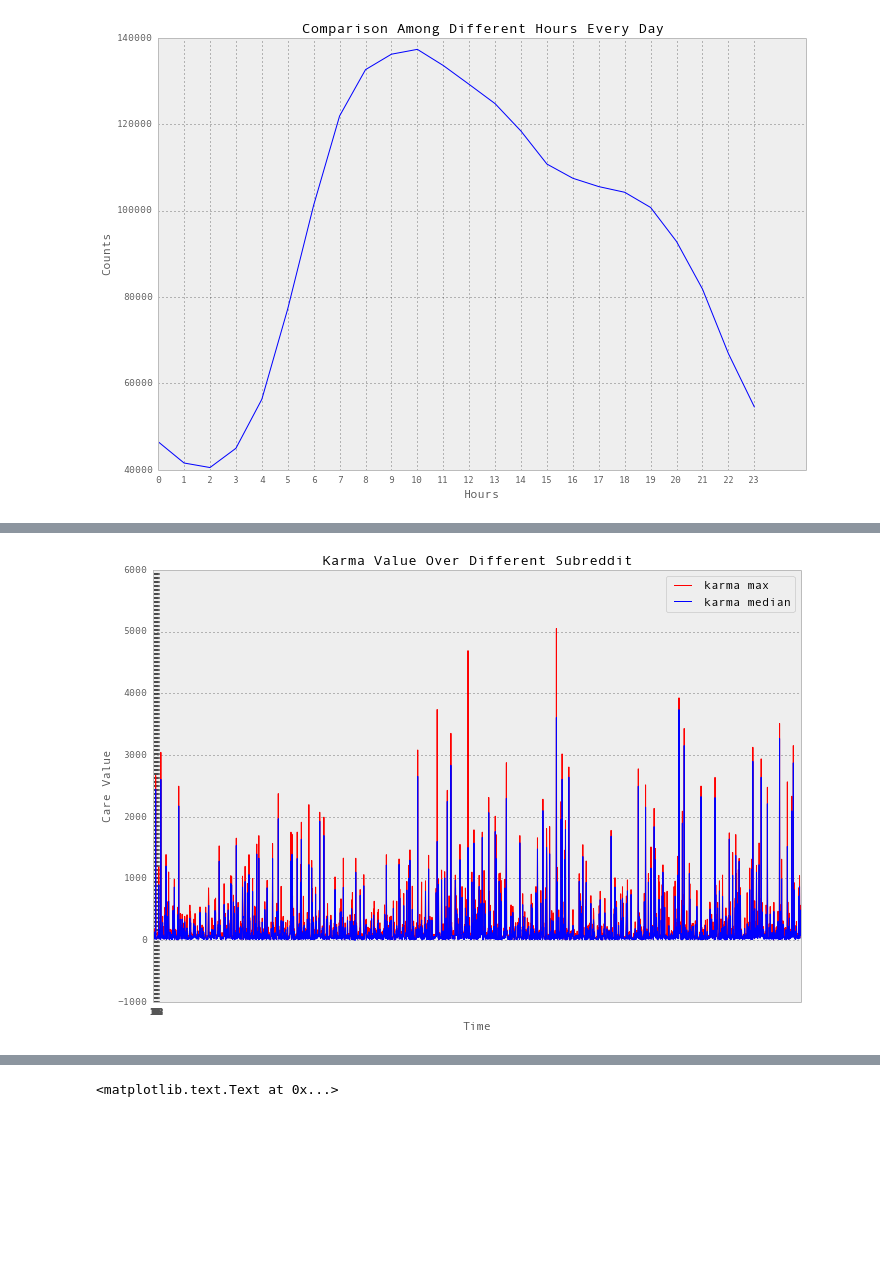
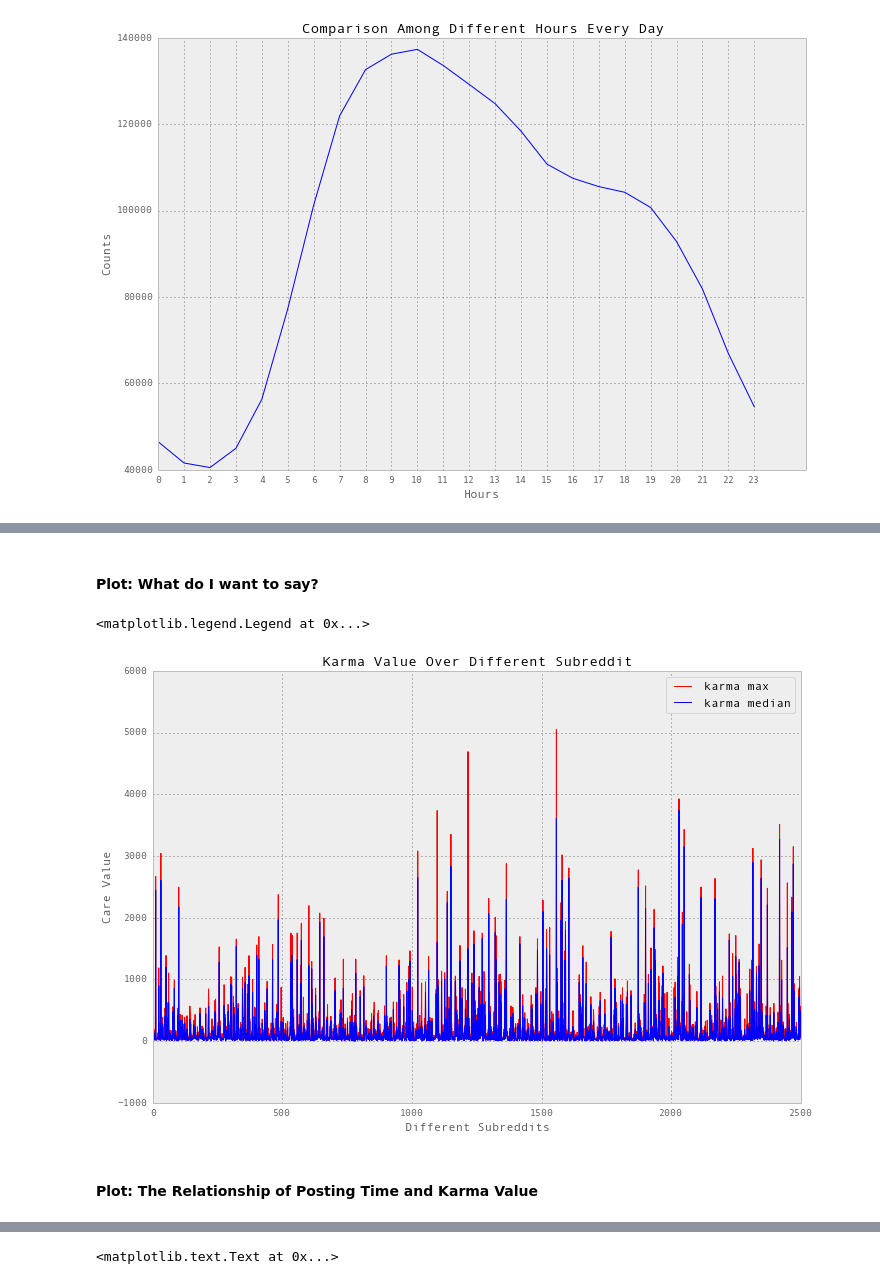
Before and after one commit to grepJimmyGu/capstone, a Jupyter notebook: Reddit Data Insight.ipynb, the cells around one changed output, grey strips where cells are left out. Cells and saved outputs as stored; diff of their text form; code cells hidden in the pictures; blank space fills up the shorter version.

```diff
--- a/Reddit Data Insight.ipynb
+++ b/Reddit Data Insight.ipynb
@@ -237,18 +272,21 @@ axes.set_title('Comparison of Care Value Among Different Subreddit')
+# %% [markdown]
+#### Plot: What do I want to say?
 # %%
 %matplotlib inline
 import matplotlib
 from matplotlib import pyplot as plt
 import numpy as np
 fig = plt.figure()
 axes = fig.add_axes([0.2,0.2,1.5,1.5])
 plt.plot(Time_karma.max(), 'r')
 plt.plot(Time_karma.median(), 'b')
 plt.plot()
-axes.set_xlabel('Time')
-axes.set_xticks(range(24))
+axes.set_xlabel('Different Subreddits')
 axes.set_ylabel('Care Value')
 axes.set_title('Karma Value Over Different Subreddit')
 plt.legend(('karma max', 'karma median'))
-plt.savefig('Care_value.jpeg')
 # %% [output]
+<matplotlib.legend.Legend at 0x...>
-[figure, old version]
+[figure, new version]
+# %% [markdown]
+#### Plot: The Relationship of Posting Time and Karma Value
```
Also changed, not shown: parts of 21 cells of this notebook.
